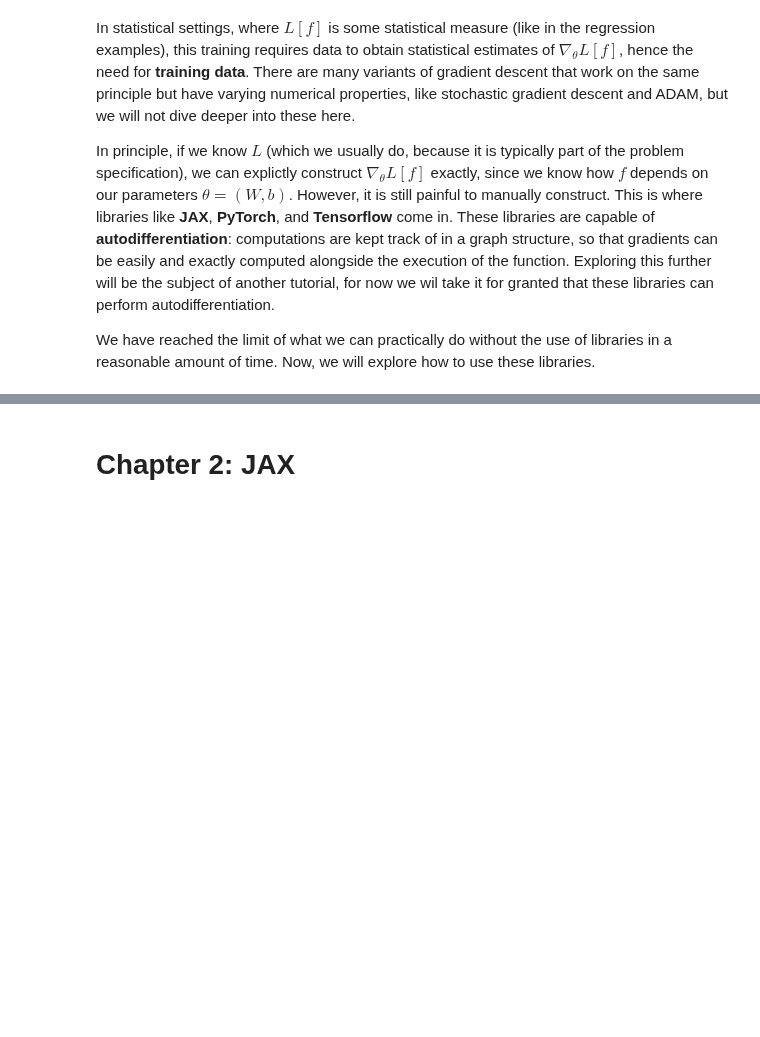
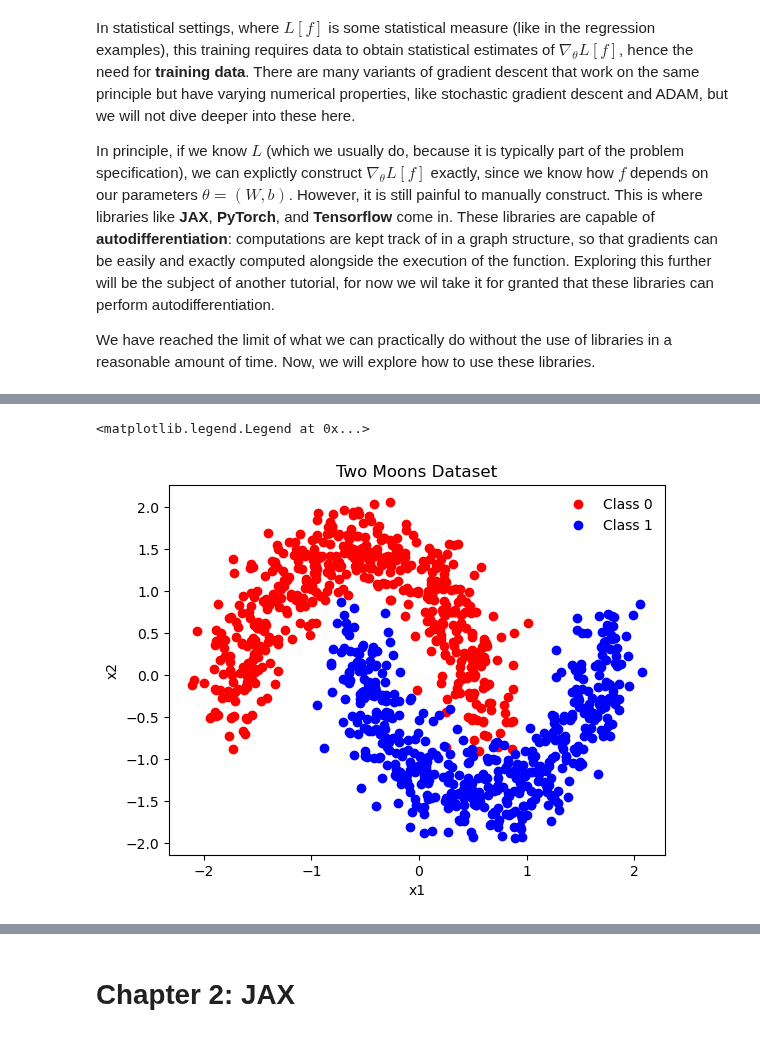
Before and after one commit to mcgen-ct/tutorials, a Jupyter notebook: ml/neural_networks.ipynb, the cells around one changed output, grey strips where cells are left out. Drawn from its saved outputs; the diff is of its cells as text; code cells hidden in the pictures; blank space fills up the shorter version.

```diff
--- a/ml/neural_networks.ipynb
+++ b/ml/neural_networks.ipynb
@@ -424,0 +431,15 @@ We have reached the limit of what we can practically do without the use of libra
+# %%
+# Two Moons Dataset
+
+X_moons, y_moons = make_moons(1024, noise=0.15, random_state=0)
+X_moons = StandardScaler().fit_transform(X_moons) # Just normalizing the data
+
+plt.plot(X_moons[y_moons==0, 0], X_moons[y_moons==0, 1], 'ro', label='Class 0')
+plt.plot(X_moons[y_moons==1, 0], X_moons[y_moons==1, 1], 'bo', label='Class 1')
+plt.xlabel('x1')
+plt.ylabel('x2')
+plt.title('Two Moons Dataset')
+plt.legend(frameon = False)
+# %% [output]
+<matplotlib.legend.Legend at 0x...>
+[figure, added]
```
Also changed, not shown: parts of 56 cells of this notebook.
